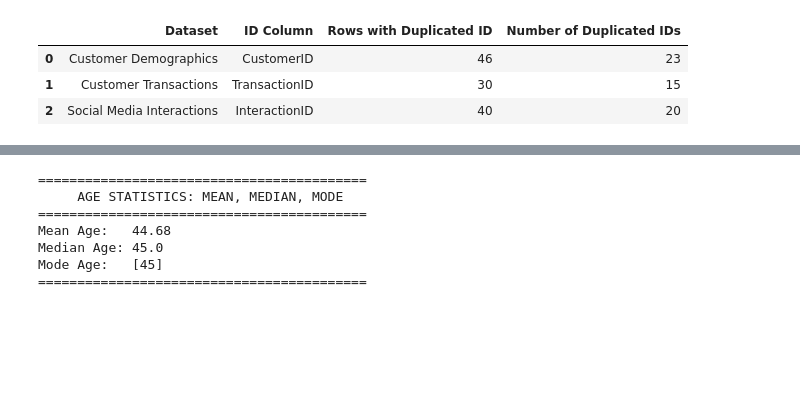
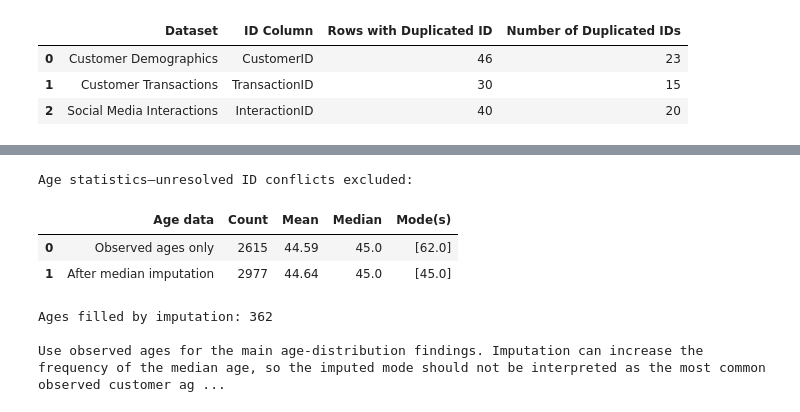
Before and after one commit to Srinder/H3101-ML-ml-linear-algebra-project-Team-PETIX-, a Jupyter notebook: H3101-ML-ml-linear-algebra-project-Team-PETIX--main/Week3_Preprocessing_Submission/finmark_preprocessing_workflow.ipynb, the cells around one changed output, grey strips where cells are left out. Drawn from its saved outputs; the diff is of its cells as text; code cells hidden in the pictures; blank space fills up the shorter version.

```diff
--- a/H3101-ML-ml-linear-algebra-project-Team-PETIX--main/Week3_Preprocessing_Submission/finmark_preprocessing_workflow.ipynb
+++ b/H3101-ML-ml-linear-algebra-project-Team-PETIX--main/Week3_Preprocessing_Submission/finmark_preprocessing_workflow.ipynb
@@ -916,37 +1010,51 @@ Files created:
 # %%
-# ==========================================
-# EDA EVIDENCE: Age Mean, Median, and Mode
-# ==========================================
+# EDA: Compare observed ages with ages after median imputation
+df_demo = pd.read_csv(
+    eda_folder / "customer_demographics_eda.csv"
+)
 
-from pathlib import Path
-import pandas as pd
+observed_age = pd.to_numeric(
+    df_demo["AgeObserved"], errors="coerce"
+).dropna()
 
+age_after_imputation = pd.to_numeric(
+    df_demo["Age"], errors="coerce"
+).dropna()
 
-project_folder = Path.cwd()
+age_summary = []
 
+for label, ages in {
+    "Observed ages only": observed_age,
+    "After median imputation": age_after_imputation
+}.items():
+    age_summary.append({
+        "Age data": label,
+        "Count": len(ages),
+        "Mean": ages.mean(),
+        "Median": ages.median(),
+        "Mode(s)": ages.mode().tolist()
+    })
 
-file_path = project_folder / "customer_demographics_cleaned.csv"
-df_demo = pd.read_csv(file_path)
+print("Age statistics—unresolved ID conflicts excluded:")
+display(pd.DataFrame(age_summary).round(2))
 
-# Calculate Mean, Median, and Mode for 'Age'
-age_mean = df_demo['Age'].mean()
-age_median = df_demo['Age'].median()
-age_mode = df_demo['Age'].mode() # Can handle multiple modes if they exist
+print(
+    "\nAges filled by imputation:",
+    int(df_demo["AgeObserved"].isna().sum())
+)
 
-# Print out the results
-print("==========================================")
-print("     AGE STATISTICS: MEAN, MEDIAN, MODE   ")
-print("==========================================")
-print(f"Mean Age:   {age_mean:.2f}")
-print(f"Median Age: {age_median}")
-print(f"Mode Age:   {list(age_mode)}")
-print("==========================================")
+print(
+    "\nUse observed ages for the main age-distribution findings. "
+    "Imputation can increase the frequency of the median age, "
+    "so the imputed mode should not be interpreted as the "
+    "most common observed customer age."
+)
 # %% [output]
-==========================================
-     AGE STATISTICS: MEAN, MEDIAN, MODE
-==========================================
-Mean Age:   44.68
-Median Age: 45.0
-Mode Age:   [45]
-==========================================
+Age statistics—unresolved ID conflicts excluded:
+|  | Age data | Count | Mean | Median | Mode(s) |
+| 0 | Observed ages only | 2615 | 44.59 | 45.0 | [62.0] |
+| 1 | After median imputation | 2977 | 44.64 | 45.0 | [45.0] |
+Ages filled by imputation: 362
+
+Use observed ages for the main age-distribution findings. Imputation can increase the frequency of the median age, so the imputed mode should not be interpreted as the most common observed customer ag ...
 # %%
```
Also changed, not shown: parts of 15 cells of this notebook, 7 other files.
